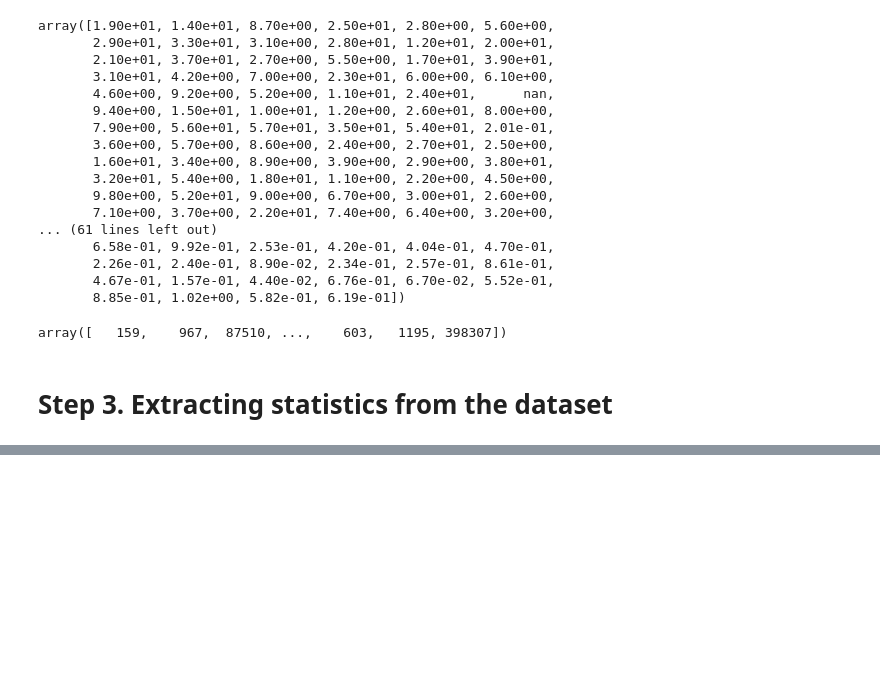
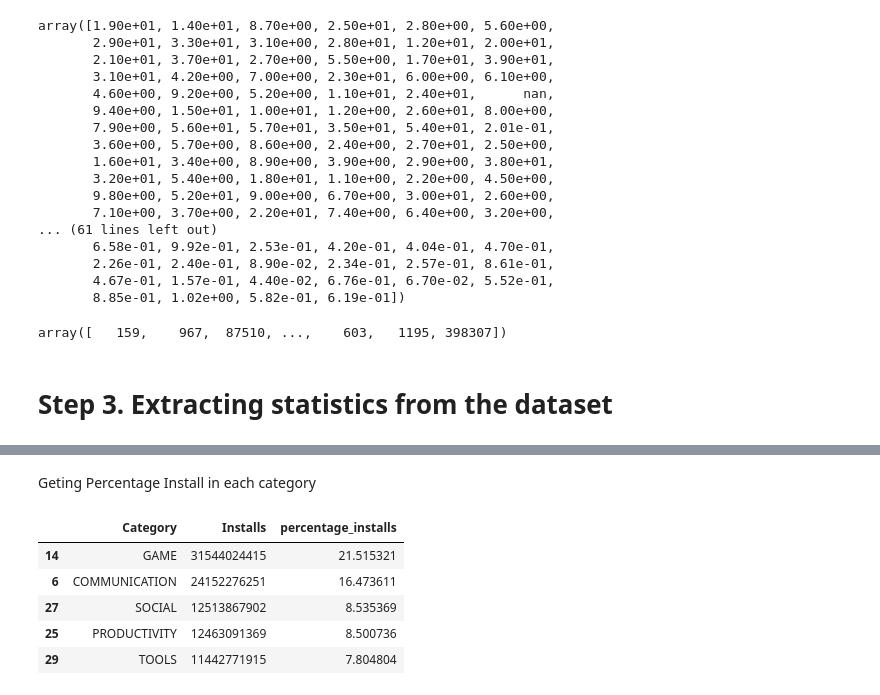
Before and after one commit to vivek16pawar/EDA-CAPSTONE, a Jupyter notebook: Play_Store_App_Review_Analysis_Capstone_Project.ipynb, the cells around one changed output, grey strips where cells are left out. Drawn from its saved outputs; the diff is of its cells as text; code cells hidden in the pictures; blank space fills up the shorter version.

```diff
--- a/Play_Store_App_Review_Analysis_Capstone_Project.ipynb
+++ b/Play_Store_App_Review_Analysis_Capstone_Project.ipynb
@@ -317,0 +366,15 @@ plt.show()
+# %% [markdown]
+Geting Percentage Install in each category
+# %%
+# Geting Percentage Install in each category
+cat_install = df.groupby('Category',as_index = False)['Installs'].sum().sort_values(by = 'Installs', ascending = False )
+total_install = df['Installs'].sum()
+cat_install['percentage_installs']=cat_install['Installs']*100/total_install
+cat_install.head()
+# %% [output]
+|  | Category | Installs | percentage_installs |
+| 14 | GAME | 31544024415 | 21.515321 |
+| 6 | COMMUNICATION | 24152276251 | 16.473611 |
+| 27 | SOCIAL | 12513867902 | 8.535369 |
+| 25 | PRODUCTIVITY | 12463091369 | 8.500736 |
+| 29 | TOOLS | 11442771915 | 7.804804 |
```
Also changed, not shown: parts of 20 cells of this notebook.
